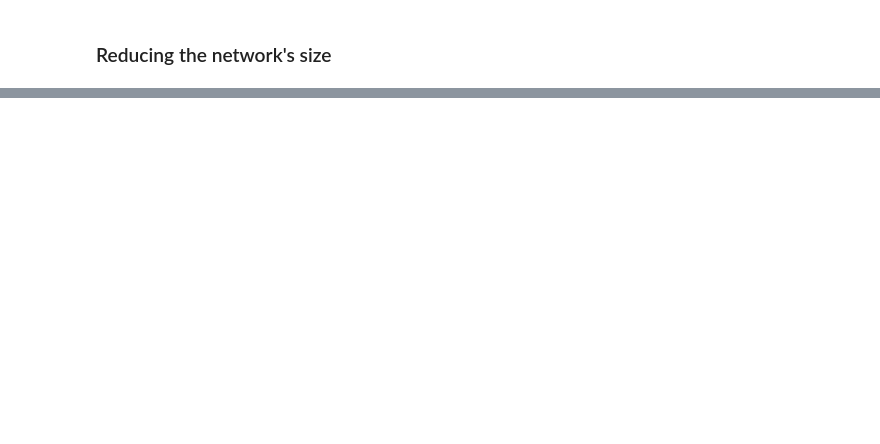
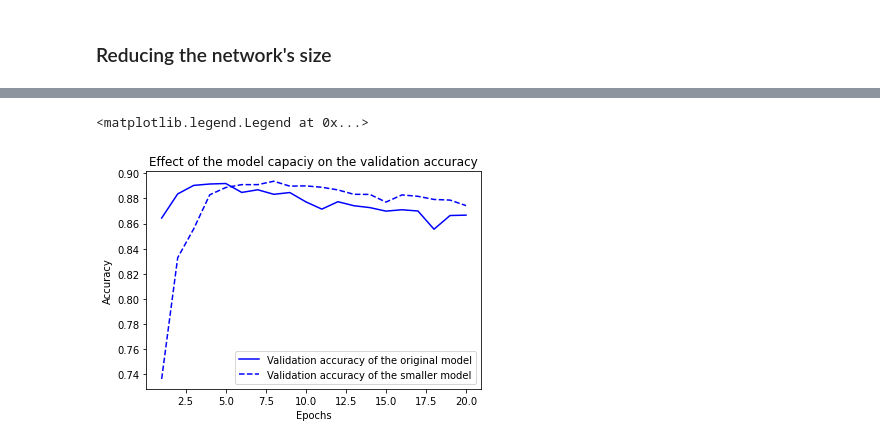
Before and after one commit to Bohdan-at-Kulinich/Machine-Learning, a Jupyter notebook: Regularization.ipynb, the cells around one changed output, grey strips where cells are left out. Drawn from its saved outputs; the diff is of its cells as text; code cells hidden in the pictures; blank space fills up the shorter version.

```diff
--- a/Regularization.ipynb
+++ b/Regularization.ipynb
@@ -35,0 +54,16 @@ history_original = model.fit(train_data, train_labels,
+# %%
+# Version of the model with lower capacity:
+
+model = keras.Sequential([
+    layers.Dense(4, activation='relu'),
+    layers.Dense(4, activation='relu'),
+    layers.Dense(1, activation='sigmoid')
+])
+model.compile(optimizer='rmsprop',
+              loss='binary_crossentropy',
+              metrics=['accuracy'])
+history_smaller_model = model.fit(
+    train_data, train_labels,
+    epochs=20, batch_size=512,
+    validation_split=
+)
@@ -35,0 +88,18 @@ history_original = model.fit(train_data, train_labels,
+# %%
+# Plotting a validation accuracy comparison:
+
+import matplotlib.pyplot as plt
+
+val_acc_original = history_original.history['val_accuracy']
+val_acc_smaller = history_smaller_model.history['val_accuracy']
+epochs = range(1, 21)
+
+plt.plot(epochs, val_acc_original, "b-", label='Validation accuracy of the original model')
+plt.plot(epochs, val_acc_smaller, "b--", label='Validation accuracy of the smaller model')
+plt.title("Effect of the model capaciy on the validation accuracy")
+plt.xlabel("Epochs")
+plt.ylabel('Accuracy')
+plt.legend()
+# %% [output]
+<matplotlib.legend.Legend at 0x...>
+[figure, added]
```
Also changed, not shown: parts of 9 cells of this notebook.
